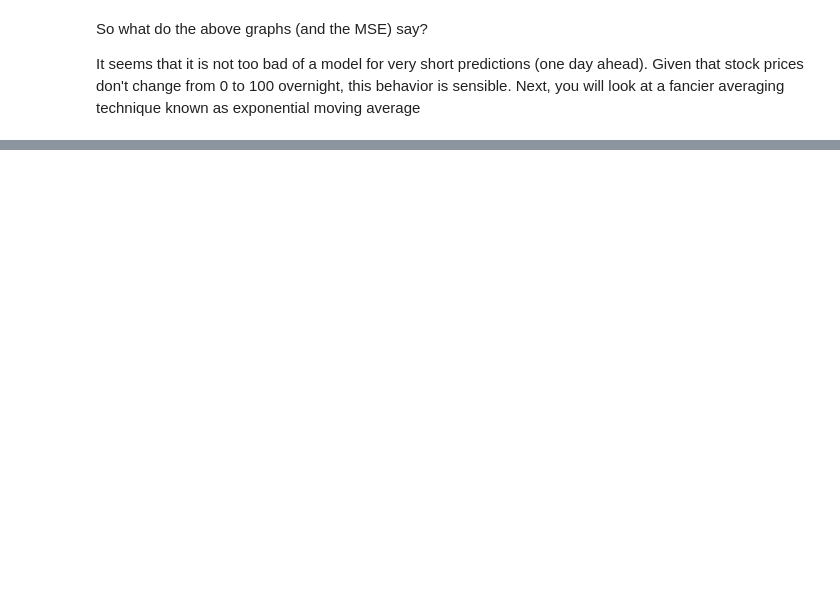
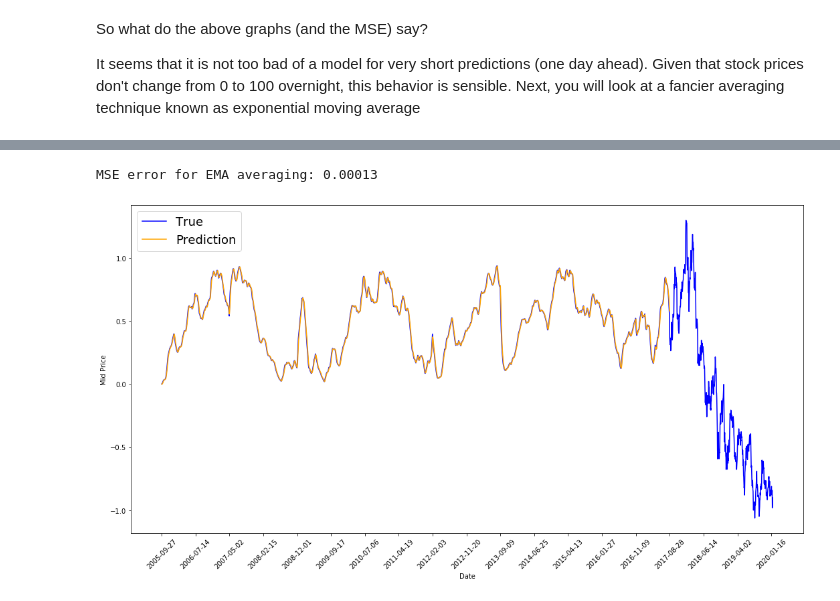
Before and after one commit to sachinkun21/Stock_price_prediction, a Jupyter notebook: IOCL_Predictions_in_Python.ipynb, the cells around one changed output, grey strips where cells are left out. Cells and saved outputs as stored; diff of their text form; code cells hidden in the pictures; blank space fills up the shorter version.

```diff
--- a/IOCL_Predictions_in_Python.ipynb
+++ b/IOCL_Predictions_in_Python.ipynb
@@ -405,0 +420,36 @@ It seems that it is not too bad of a model for very short predictions (one day a
+# %%
+N = len(train_data)
+
+run_avg_pred = []
+run_avg_x = []
+
+mse_errors = []
+
+running_mean = 0
+run_avg_pred.append(running_mean)
+
+# model
+decay = 0.5
+
+for pred_idx in range(1,N):
+  running_mean = running_mean*decay+(1.0-decay)*train_data[pred_idx-1]
+  run_avg_pred.append(running_mean)
+  mse_errors.append((run_avg_pred[-1]- train_data[pred_idx])**2)
+
+  date = stock_df.loc[pred_idx,'Date']
+  run_avg_x.append(date)
+
+print('MSE error for EMA averaging: %.5f'%(0.5*np.mean(mse_errors)))
+# %% [output]
+MSE error for EMA averaging: 0.00013
+# %%
+plt.figure(figsize = (18,9))
+plt.plot(range(stock_df.shape[0]),all_mid_data,color='b',label='True')
+plt.plot(range(0,N),run_avg_pred,color='orange',label='Prediction')
+plt.xticks(range(0,stock_df.shape[0],200),[i.date() for i in stock_df['Date'].loc[::200]],rotation=45)
+plt.xlabel('Date')
+plt.ylabel('Mid Price')
+plt.legend(fontsize=18)
+plt.show()
+# %% [output]
+[figure, added]
```
Also changed, not shown: parts of 12 cells of this notebook.
